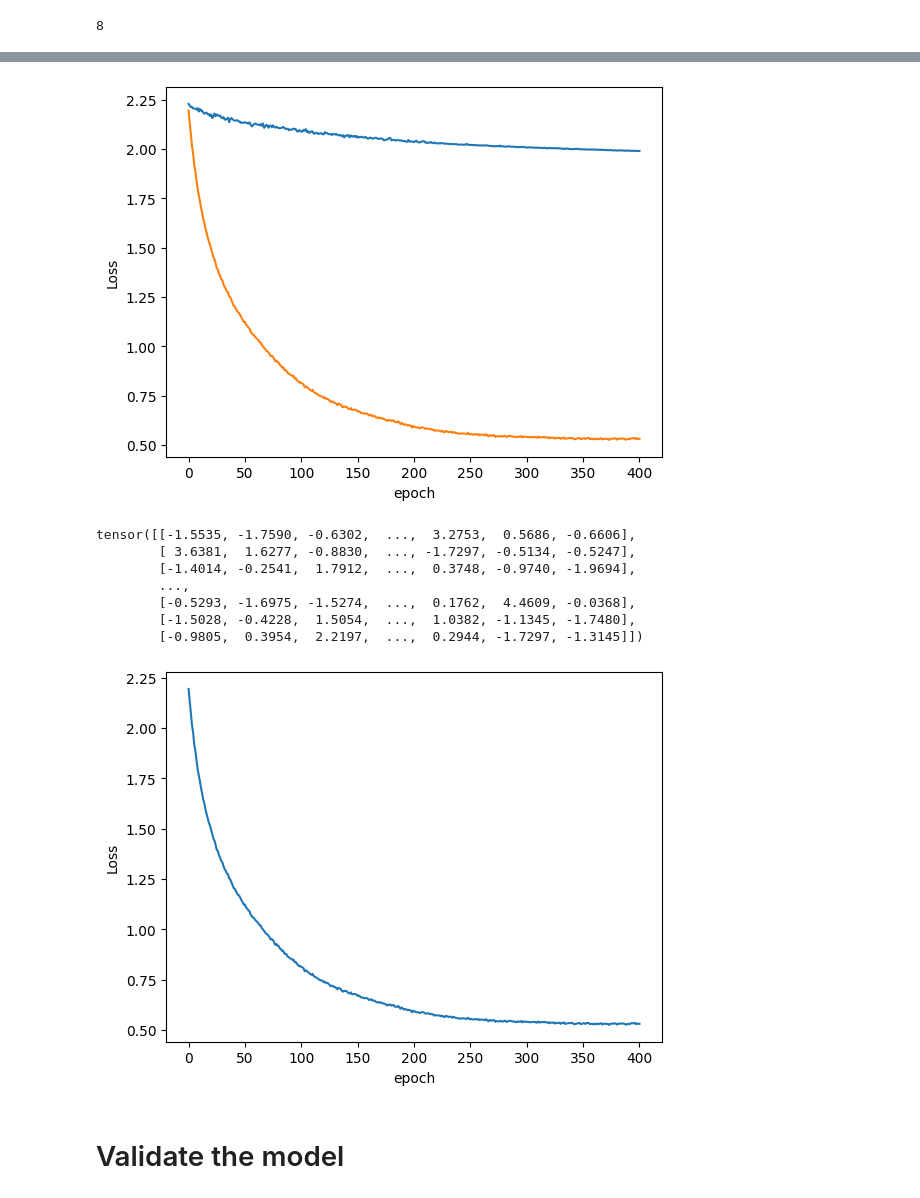
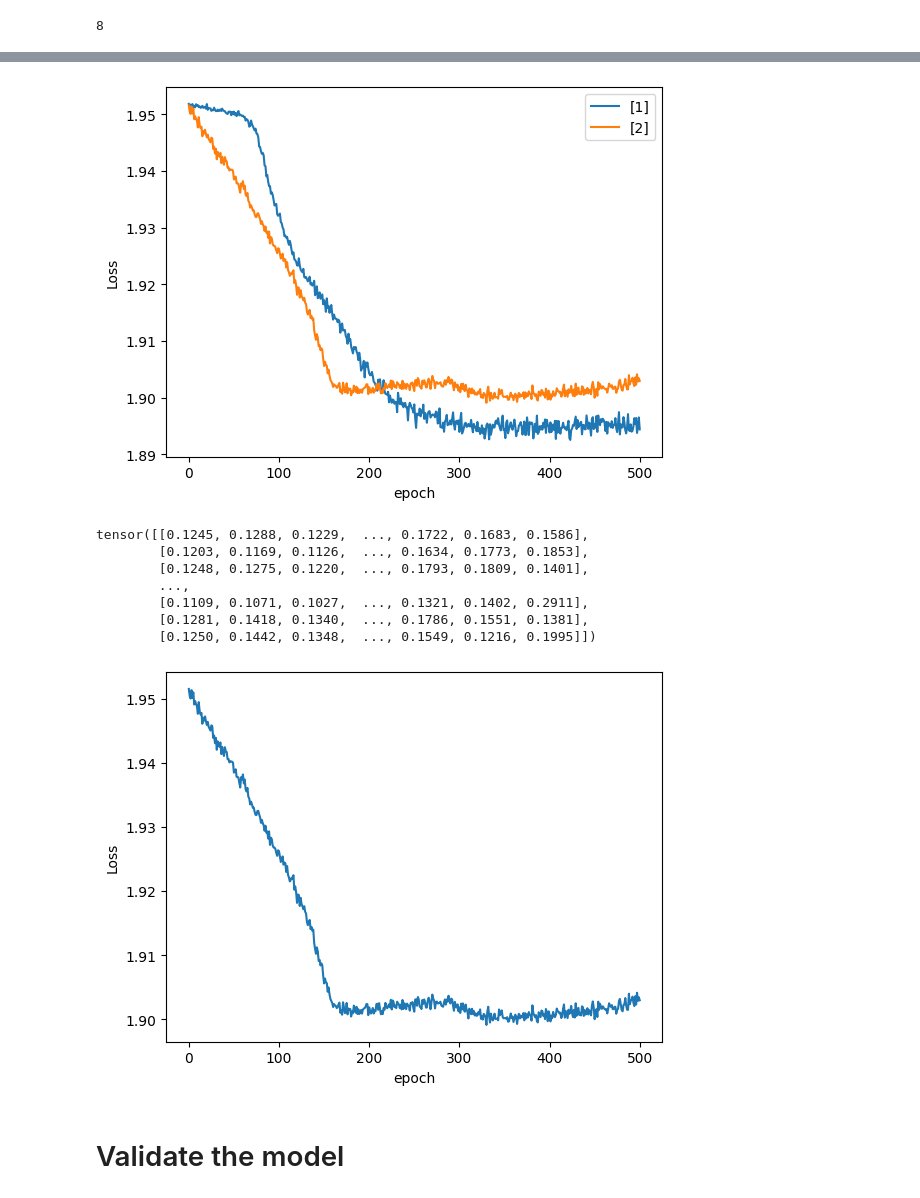
Before and after one commit to andrewbremner3/PlayGroundSeries, a Jupyter notebook: weightrisk-s4e2-pytorch.ipynb, the cells around one changed output, grey strips where cells are left out. Drawn from its saved outputs; the diff is of its cells as text; code cells hidden in the pictures.

```diff
--- a/weightrisk-s4e2-pytorch.ipynb
+++ b/weightrisk-s4e2-pytorch.ipynb
@@ -597,6 +587,7 @@ class TabluarModel(nn.Module):
             layerlist.append(nn.Linear(n_in,i))
 #             layerlist.append(nn.LogSoftmax(dim=1))
 #             layerlist.append(nn.BatchNorm1d(i))
+#             layerlist.append(nn.GELU())
             layerlist.append(nn.ReLU(inplace=True))
             layerlist.append(nn.BatchNorm1d(i))
 #             layerlist.append(nn.ReLU(inplace=True))
@@ -605,7 +596,7 @@ class TabluarModel(nn.Module):
             n_in = i
 
         layerlist.append(nn.Linear(layers[-1],out_sz))
-#         layerlist.append(nn.Softmax(dim=1))
+        layerlist.append(nn.Softmax(dim=1))
 
         self.layers = nn.Sequential(*layerlist)
 
@@ -756,13 +747,14 @@ conts.shape[1]
 # %% [output]
 8
 # %%
-epochs = 401
+epochs = 501
 losses = []
 acc_lst = []
 metric = MulticlassAccuracy(num_classes = 7)
 #([1],[128,64]):#
 #run training
-for i in ([1],[128,64]):#([101,51,25],[51,101,31],[128,64],[64,32],[128,32],[101,51],[35,25,19],[101],[101,51],[51,101,31]):
+# ([1024],[1024, 512])
+for i in ([1],[2]):#([1024],[1024, 512]):#([1],[128,64],[1024,512],[1024,128],[1024,512,128]):
     #([512, 128],[1]):
     #([512, 128], [128,64,32], [512]):
     #([101,51,25,12],[101,51,25],[51,101,31],[128,64],[512,128,64,32],[128,32],[101,51], [35,25,19],[101],[101,51],[51],[21],[51,101,31]):
@@ -786,7 +778,9 @@ for i in ([1],[128,64]):#([101,51,25],[51,101,31],[128,64],[64,32],[128,32],[101
     print(str(i) + " ----")
     print(accuracy_score(y_valid,y_val_out))
     print("-------------")
-    plt.plot(range(epochs), [x.item() for x in losses])
+    plt.plot(range(epochs), [x.item() for x in losses], label=str(i))
     plt.ylabel('Loss')
-    plt.xlabel('epoch');
+    plt.xlabel('epoch')
+
+    plt.legend()
 # %% [output]
@@ -810,21 +806,21 @@ Training took 0.3749136487642924 minutes
 -------------
-[figure, old version]
+[figure, new version]
 # %%
 y_val
 # %% [output]
-tensor([[-1.5535, -1.7590, -0.6302,  ...,  3.2753,  0.5686, -0.6606],
-        [ 3.6381,  1.6277, -0.8830,  ..., -1.7297, -0.5134, -0.5247],
-        [-1.4014, -0.2541,  1.7912,  ...,  0.3748, -0.9740, -1.9694],
+tensor([[0.1245, 0.1288, 0.1229,  ..., 0.1722, 0.1683, 0.1586],
+        [0.1203, 0.1169, 0.1126,  ..., 0.1634, 0.1773, 0.1853],
+        [0.1248, 0.1275, 0.1220,  ..., 0.1793, 0.1809, 0.1401],
         ...,
-        [-0.5293, -1.6975, -1.5274,  ...,  0.1762,  4.4609, -0.0368],
-        [-1.5028, -0.4228,  1.5054,  ...,  1.0382, -1.1345, -1.7480],
-        [-0.9805,  0.3954,  2.2197,  ...,  0.2944, -1.7297, -1.3145]])
+        [0.1109, 0.1071, 0.1027,  ..., 0.1321, 0.1402, 0.2911],
+        [0.1281, 0.1418, 0.1340,  ..., 0.1786, 0.1551, 0.1381],
+        [0.1250, 0.1442, 0.1348,  ..., 0.1549, 0.1216, 0.1995]])
 # %%
 plt.plot(range(epochs), [x.item() for x in losses])
 plt.ylabel('Loss')
 plt.xlabel('epoch');
 # %% [output]
-[figure, old version]
+[figure, new version]
 # %% [markdown]
 # Validate the model
 # %%
```
Also changed, not shown: parts of 25 cells of this notebook.
